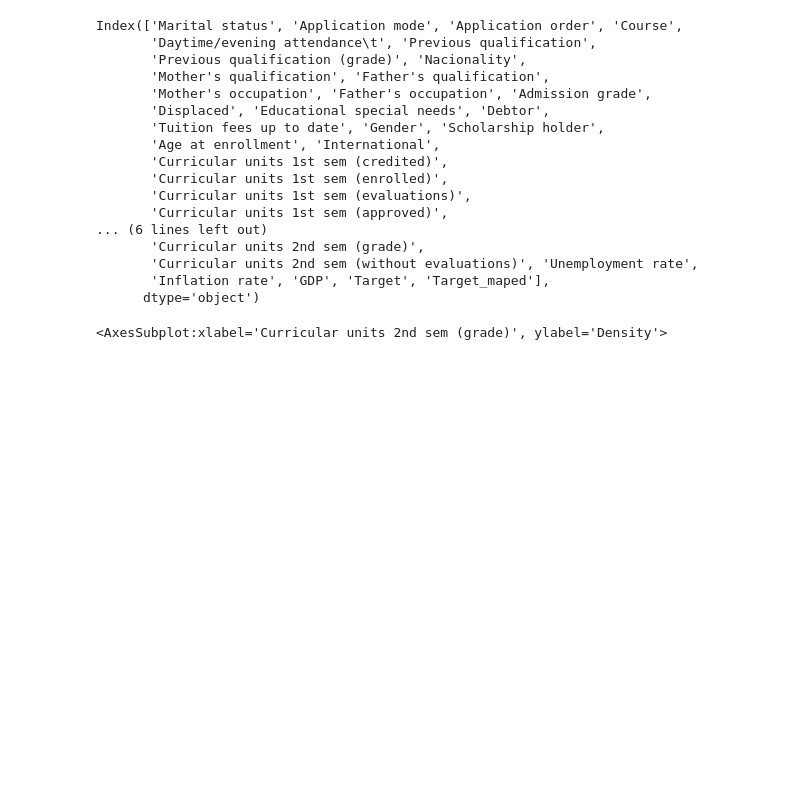
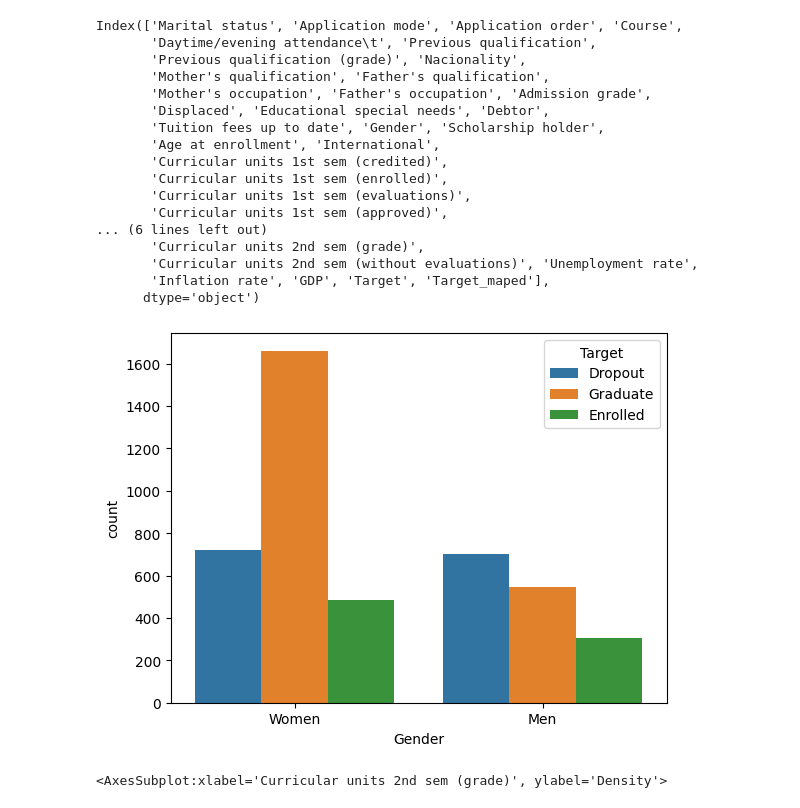
Before and after one commit to JaredR33/Machine-Learning-Project, a Jupyter notebook: Memoria ML Project.ipynb, the cells around one changed output. Drawn from its saved outputs; the diff is of its cells as text; code cells hidden in the pictures; blank space fills up the shorter version.

```diff
--- a/Memoria ML Project.ipynb
+++ b/Memoria ML Project.ipynb
@@ -144,3 +145,9 @@ sns.pairplot(df)
+# %%
+sns.countplot(data = df, x = df['Gender'], hue=df['Target'])
+plt.xticks([0, 1], ['Women', 'Men'])
+plt.show()
+# %% [output]
+[figure, added]
 # %%
 # Crear una figura de 3 filas y 2 columnas
 fig, axs = plt.subplots(3, 3, figsize=(15, 15))
```
Also changed, not shown: parts of 17 cells of this notebook.
